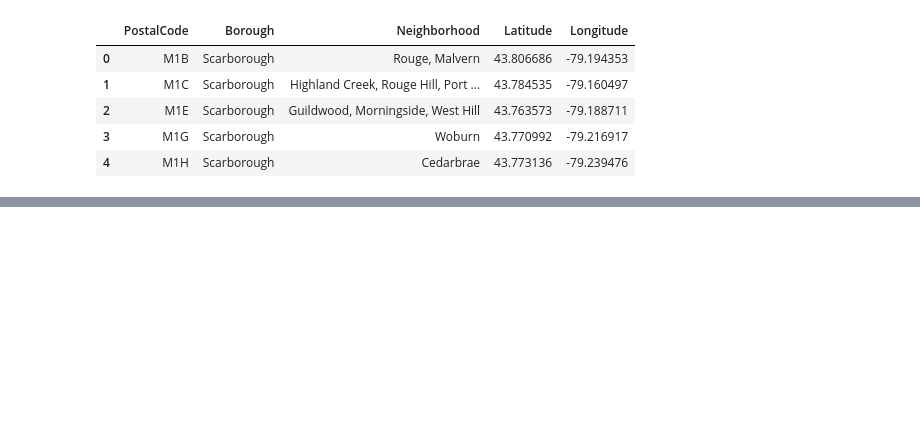
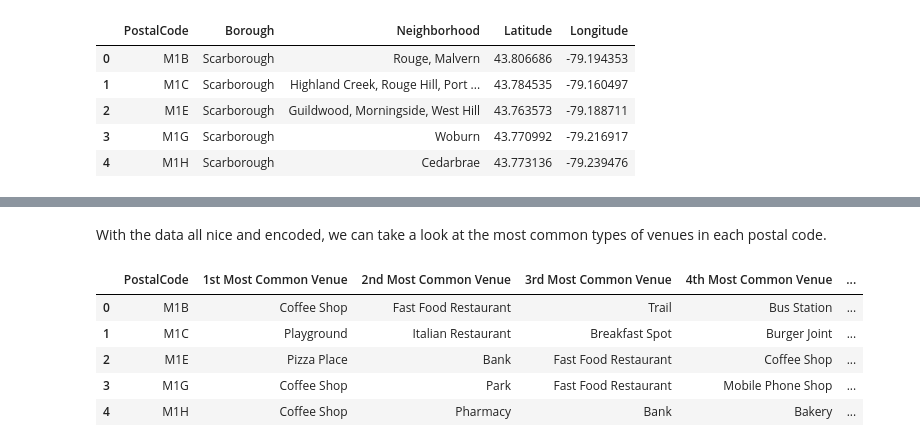
Before and after one commit to jtruong04/Coursera_Capstone, a Jupyter notebook: TorontoNeighborhoods.ipynb, the cells around one changed output, grey strips where cells are left out. Cells and saved outputs as stored; diff of their text form; code cells hidden in the pictures; blank space fills up the shorter version.

```diff
--- a/TorontoNeighborhoods.ipynb
+++ b/TorontoNeighborhoods.ipynb
@@ -82,0 +199,2 @@ df_toronto.head()
+# %% [markdown]
+With the data all nice and encoded, we can take a look at the most common types of venues in each postal code.
@@ -82,0 +207,28 @@ df_toronto.head()
+# %%
+num_top_venues = 10
+
+indicators = ['st', 'nd', 'rd']
+
+# create columns according to number of top venues
+columns = ['PostalCode']
+for ind in np.arange(num_top_venues):
+    try:
+        columns.append('{}{} Most Common Venue'.format(ind+1, indicators[ind]))
+    except:
+        columns.append('{}th Most Common Venue'.format(ind+1))
+
+# create a new dataframe
+toronto_venues_sorted = pd.DataFrame(columns=columns)
+toronto_venues_sorted['PostalCode'] = toronto_venue_freq['PostalCode']
+
+for ind in np.arange(toronto_venue_freq.shape[0]):
+    toronto_venues_sorted.iloc[ind, 1:] = return_most_common_venues(toronto_venue_freq.iloc[ind, :], num_top_venues)
+
+toronto_venues_sorted.head()
+# %% [output]
+|  | PostalCode | 1st Most Common Venue | 2nd Most Common Venue | 3rd Most Common Venue | 4th Most Common Venue | ... |
+| 0 | M1B | Coffee Shop | Fast Food Restaurant | Trail | Bus Station | ... |
+| 1 | M1C | Playground | Italian Restaurant | Breakfast Spot | Burger Joint | ... |
+| 2 | M1E | Pizza Place | Bank | Fast Food Restaurant | Coffee Shop | ... |
+| 3 | M1G | Coffee Shop | Park | Fast Food Restaurant | Mobile Phone Shop | ... |
+| 4 | M1H | Coffee Shop | Pharmacy | Bank | Bakery | ... |
```
Also changed, not shown: parts of 24 cells of this notebook, 5 other files.
